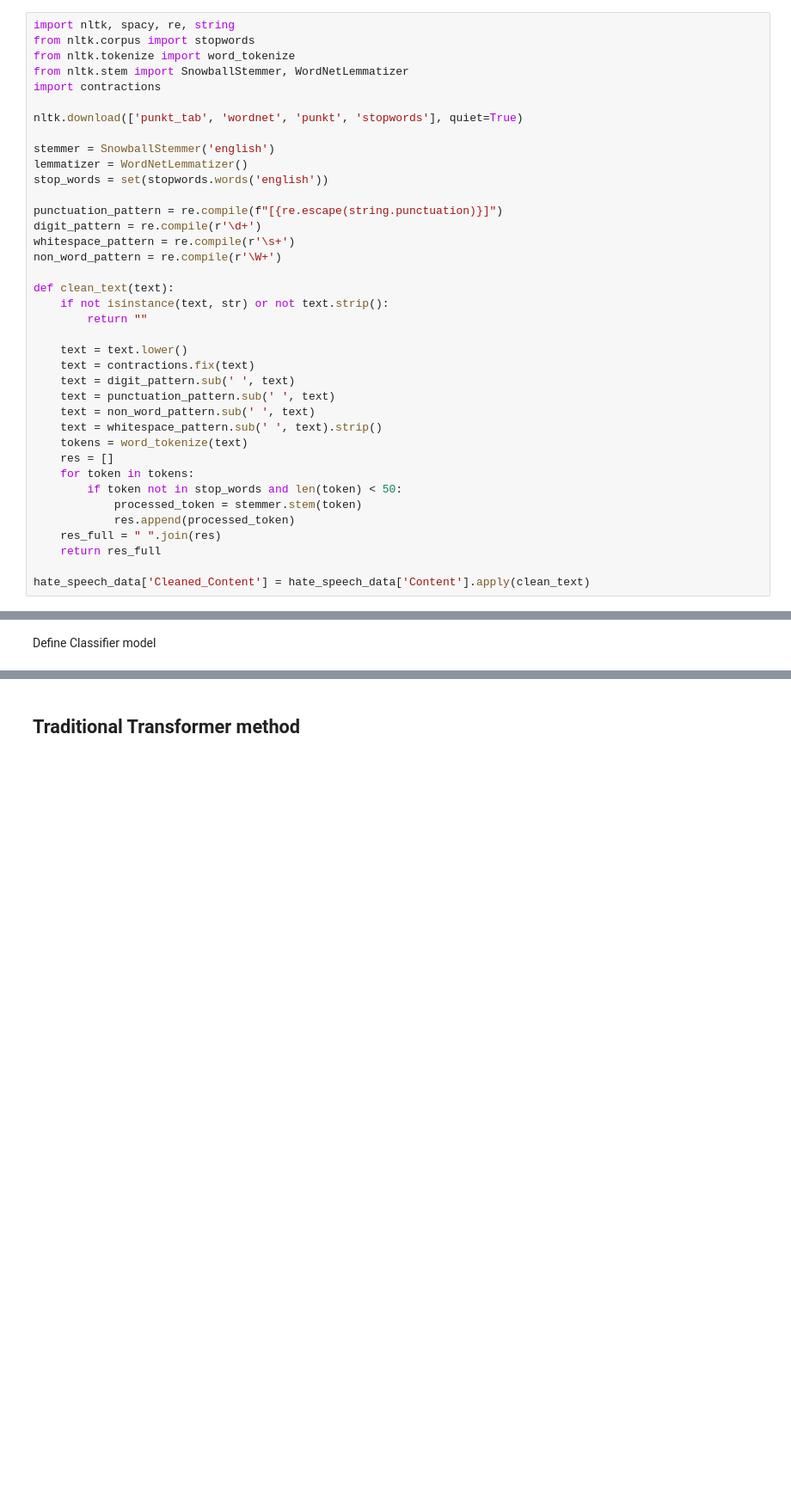
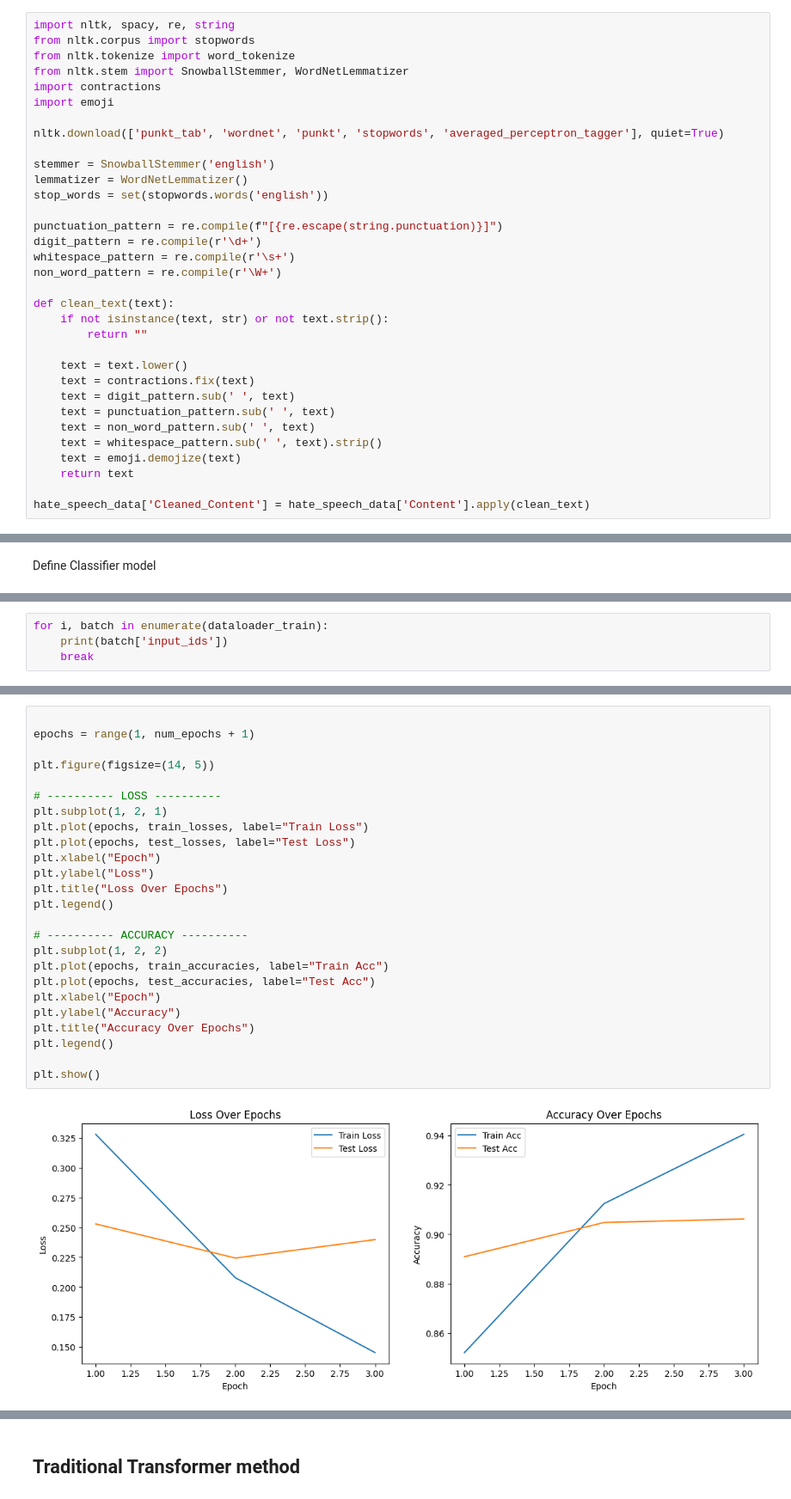
Before and after one commit to gord47/Final_Proj, a Jupyter notebook: hate_speech_analysis.ipynb, the cells around one changed output, grey strips where cells are left out. Shown at 86% size. Saved outputs shown, nothing was run; the diff lists cells and outputs as text; blank space fills up the shorter version.

Commit message:
fix: make changes to classifier network and text processing to improve performance

```diff
--- a/hate_speech_analysis.ipynb
+++ b/hate_speech_analysis.ipynb
@@ -56,8 +55,9 @@ from nltk.corpus import stopwords
 from nltk.tokenize import word_tokenize
 from nltk.stem import SnowballStemmer, WordNetLemmatizer
 import contractions
+import emoji
 
-nltk.download(['punkt_tab', 'wordnet', 'punkt', 'stopwords'], quiet=True)
+nltk.download(['punkt_tab', 'wordnet', 'punkt', 'stopwords', 'averaged_perceptron_tagger'], quiet=True)
 
 stemmer = SnowballStemmer('english')
 lemmatizer = WordNetLemmatizer()
@@ -78,14 +78,8 @@ def clean_text(text):
     text = punctuation_pattern.sub(' ', text)
     text = non_word_pattern.sub(' ', text)
     text = whitespace_pattern.sub(' ', text).strip()
-    tokens = word_tokenize(text)
-    res = []
-    for token in tokens:
-        if token not in stop_words and len(token) < 50:
-            processed_token = stemmer.stem(token)
-            res.append(processed_token)
-    res_full = " ".join(res)
-    return res_full
+    text = emoji.demojize(text)
+    return text
 
 hate_speech_data['Cleaned_Content'] = hate_speech_data['Content'].apply(clean_text)
 # %%
@@ -177,0 +213,4 @@ optimizer = torch.optim.Adam(model.parameters(), lr=3e-5)
+# %%
+for i, batch in enumerate(dataloader_train):
+    print(batch['input_ids'])
+    break
@@ -222,0 +311,27 @@ epoch 2/3
+# %%
+
+epochs = range(1, num_epochs + 1)
+
+plt.figure(figsize=(14, 5))
+
+# ---------- LOSS ----------
+plt.subplot(1, 2, 1)
+plt.plot(epochs, train_losses, label="Train Loss")
+plt.plot(epochs, test_losses, label="Test Loss")
+plt.xlabel("Epoch")
+plt.ylabel("Loss")
+plt.title("Loss Over Epochs")
+plt.legend()
+
+# ---------- ACCURACY ----------
+plt.subplot(1, 2, 2)
+plt.plot(epochs, train_accuracies, label="Train Acc")
+plt.plot(epochs, test_accuracies, label="Test Acc")
+plt.xlabel("Epoch")
+plt.ylabel("Accuracy")
+plt.title("Accuracy Over Epochs")
+plt.legend()
+
+plt.show()
+# %% [output]
+[figure, added]
```
Also changed, not shown: parts of 19 cells of this notebook.
